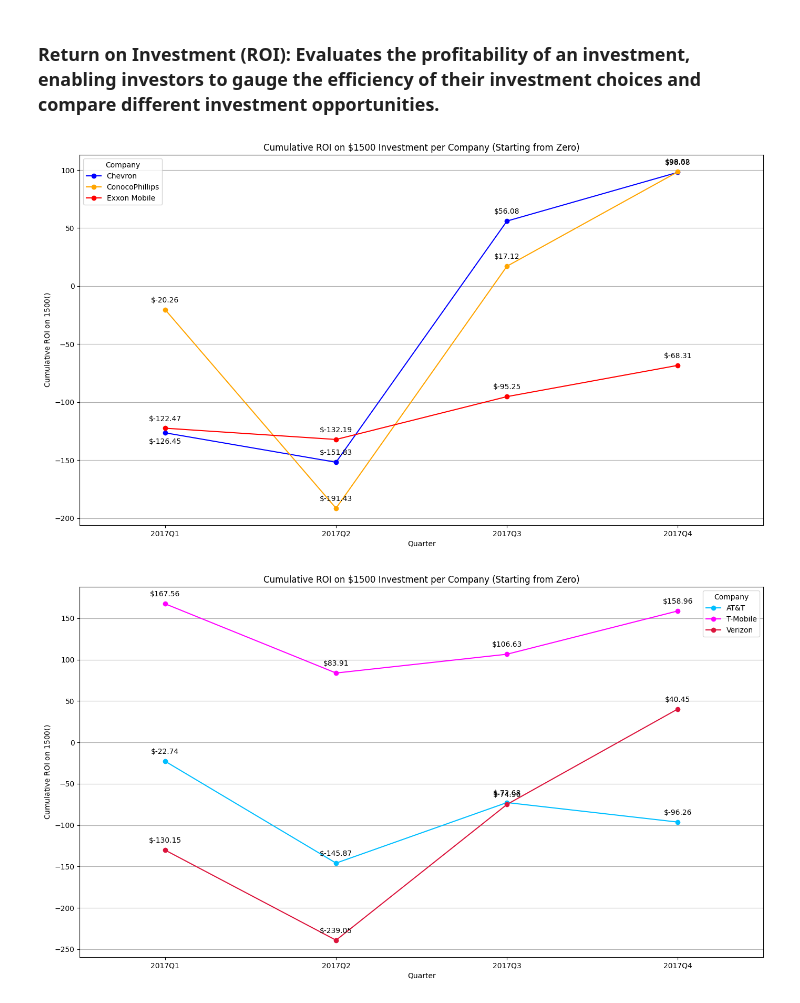
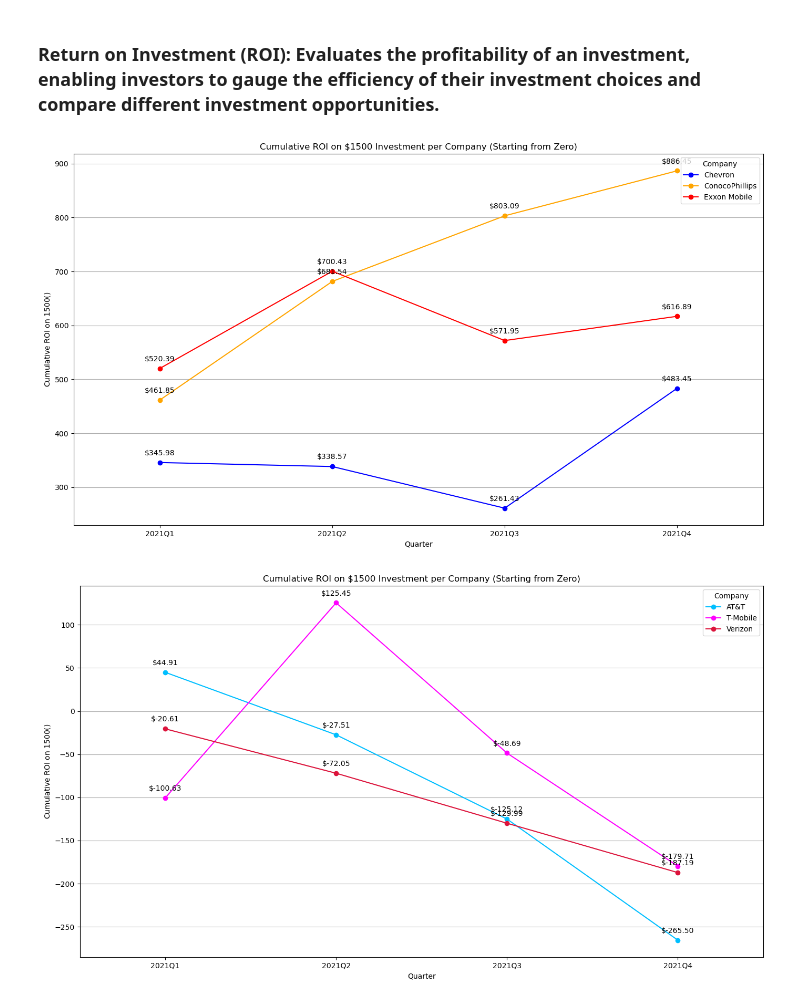
Before and after one commit to juanbracho/UT_Module16, a Jupyter notebook: data/API Change.ipynb, the cells around one changed output. Cells and saved outputs as stored; diff of their text form; code cells hidden in the pictures.

```diff
--- a/data/API Change.ipynb
+++ b/data/API Change.ipynb
@@ -105,8 +105,8 @@ combined_tele_data.sort_values(by=['Company', 'Date'], inplace=True)
 combined_tele_data.ffill(inplace=True)
 combined_tele_data.bfill(inplace=True)
 
-# Filter the data to include only dates from 2020-01-01 to 2022-01-01
-start_date = pd.Timestamp('2020-01-01')
+# Filter the data to include only dates from 2021-01-01 to 2022-01-01
+start_date = pd.Timestamp('2021-01-01')
 end_date = pd.Timestamp('2022-01-01')
 filtered_tele_data = combined_tele_data[(combined_tele_data['Date'] >= start_date) & (combined_tele_data['Date'] <= end_date)].copy()
 
@@ -460,13 +454,13 @@ quarterly_tele_volatility
 # %% [markdown]
 ### Return on Investment (ROI): Evaluates the profitability of an investment, enabling investors to gauge the efficiency of their investment choices and compare different investment opportunities.
 # %%
-# Get the opening price on 2017-01-03 for each company
-initial_prices = filtered_oil_data[filtered_oil_data['Date'] == pd.Timestamp('2017-01-03')].set_index('Company')['Adj. Open']
+# Get the opening price on 2020-01-02 for each company (change the date if necessary)
+initial_prices = filtered_oil_data[filtered_oil_data['Date'] == pd.Timestamp('2020-01-02')].set_index('Company')['Open']
 
 # Calculate the ROI based on quarter opening and closing prices of the Oil Stocks Data
 def oil_roi(group):
-    opening_price = group.iloc[0]['Adj. Open']
-    closing_price = group.iloc[-1]['Adj. Close']
+    opening_price = group.iloc[0]['Open']
+    closing_price = group.iloc[-1]['Close']
     roi_percentage = ((closing_price - opening_price) / opening_price) * 100
     return pd.Series({
         'Quarter ROI (%)': roi_percentage,
@@ -504,7 +498,7 @@ for company in quarterly_oil_roi['Company'].unique():
 
     # Annotate each point with the Y value
     for i, row in company_data.iterrows():
-        if company == 'Chevron' and row['Quarter'] == '2017Q1':
+        if company == 'Chevron' and row['Quarter'] == '2020Q1':
             plt.annotate(f"${row['Cumulative ROI on $1500 ($)']:.2f}", (row['Quarter'], row['Cumulative ROI on $1500 ($)']), textcoords="offset points",
                          xytext=(0, -15), ha='center')  # Lower the annotation for Chevron in Q1
         else:
@@ -514,7 +508,7 @@ for company in quarterly_oil_roi['Company'].unique():
 # Plot visual formatting.
 # Define the x-tick positions and labels
 xticks_positions = range(len(quarterly_oil_roi['Quarter'].unique()))
-xticks_labels = ['2017Q1', '2017Q2', '2017Q3', '2017Q4']
+xticks_labels = quarterly_oil_roi['Quarter'].unique()
 
 plt.xticks(xticks_positions, xticks_labels)
 
@@ -530,15 +524,15 @@ plt.tight_layout()
 plt.savefig('outputs/oil_roi.png')
 plt.show()
 # %% [output]
-[figure, old version]
+[figure, new version]
 # %%
-# Get the opening price on 2017-01-03 for each company
-initial_prices_tele = filtered_tele_data[filtered_tele_data['Date'] == pd.Timestamp('2017-01-03')].set_index('Company')['Adj. Open']
+# Get the opening price on 2020-01-02 for each company (change the date if necessary)
+initial_prices_tele = filtered_tele_data[filtered_tele_data['Date'] == pd.Timestamp('2020-01-02')].set_index('Company')['Open']
 
-# Calculate the ROI based on quarter opening and closing prices of the tele Stocks Data
+# Calculate the ROI based on quarter opening and closing prices of the telecom Stocks Data
 def tele_roi(group):
-    opening_price = group.iloc[0]['Adj. Open']
-    closing_price = group.iloc[-1]['Adj. Close']
+    opening_price = group.iloc[0]['Open']
+    closing_price = group.iloc[-1]['Close']
     roi_percentage = ((closing_price - opening_price) / opening_price) * 100
     return pd.Series({
         'Quarter ROI (%)': roi_percentage,
@@ -550,7 +544,7 @@ quarterly_tele_roi = filtered_tele_data.groupby(['Company', 'Quarter']).apply(te
 
 # Initialize cumulative ROI with zero
 initial_investment = pd.DataFrame({
-    'Company': initial_prices.index,
+    'Company': initial_prices_tele.index,
     'Quarter': '0',
     'Quarter ROI (%)': 0,
     'ROI on $1500 ($)': 0,
@@ -569,33 +563,33 @@ quarterly_tele_roi = quarterly_tele_roi[quarterly_tele_roi['Quarter'] != '0']
 
 # Plot the cumulative ROI on a $1500 investment starting from zero
 plt.figure(figsize=(14, 8))
 
 for company in quarterly_tele_roi['Company'].unique():
     company_data = quarterly_tele_roi[quarterly_tele_roi['Company'] == company]
     plt.plot(company_data['Quarter'].astype(str), company_data['Cumulative ROI on $1500 ($)'], marker='o', label=company, color=tele_colors[company])
 
     # Annotate each point with the Y value
     for i, row in company_data.iterrows():
         plt.annotate(f"${row['Cumulative ROI on $1500 ($)']:.2f}", (row['Quarter'], row['Cumulative ROI on $1500 ($)']), textcoords="offset points",
-                         xytext=(0, 10), ha='center')
+                     xytext=(0, 10), ha='center')
 
 # Plot visual formatting.
 # Define the x-tick positions and labels
 xticks_positions = range(len(quarterly_tele_roi['Quarter'].unique()))
-xticks_labels = ['2017Q1', '2017Q2', '2017Q3', '2017Q4']
+xticks_labels = quarterly_tele_roi['Quarter'].unique()
 
 plt.xticks(xticks_positions, xticks_labels)
 
 # Set x-axis limits to include space before the first quarter
 plt.xlim(left=-0.5, right=len(xticks_positions)-0.5)
 
 plt.title('Cumulative ROI on $1500 Investment per Company (Starting from Zero)')
 plt.xlabel('Quarter')
 plt.ylabel('Cumulative ROI on $1500 ($)')
 plt.legend(title='Company')
 plt.grid(True, axis='y')  # Horizontal grid lines only
 plt.tight_layout()
 plt.savefig('outputs/tele_roi.png')
 plt.show()
 # %% [output]
-[figure, old version]
+[figure, new version]
```
Also changed, not shown: parts of 8 cells of this notebook, 10 other files.
